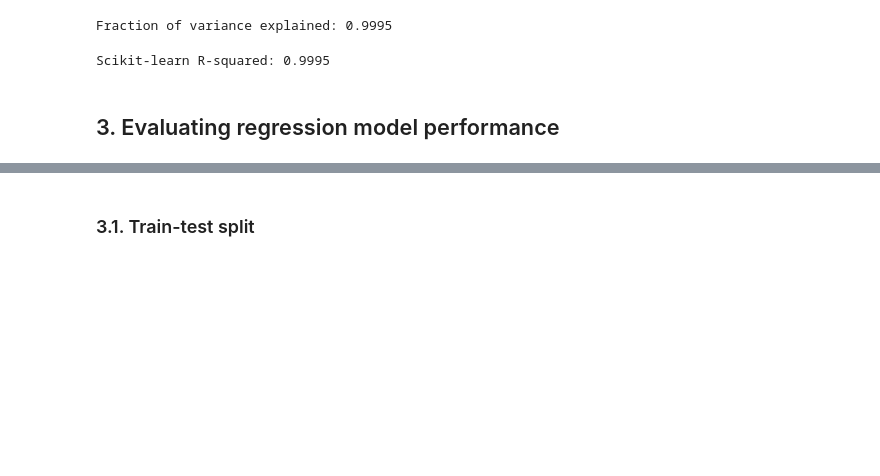
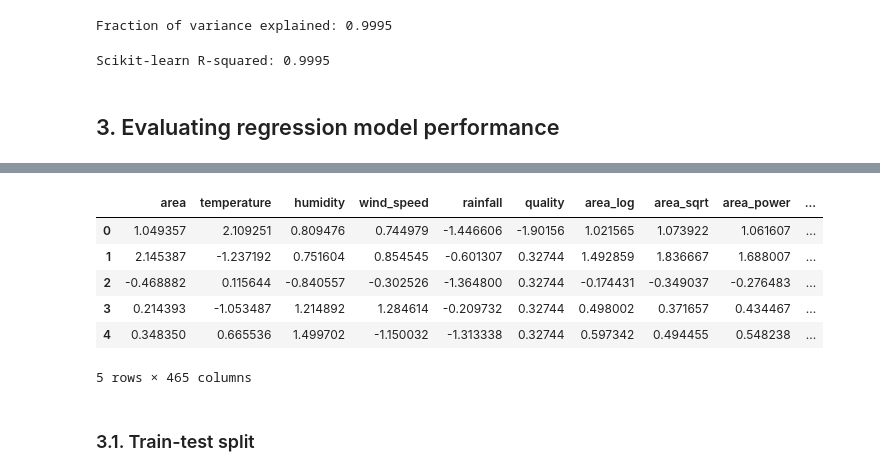
Before and after one commit to gperdrizet/fullstack-2605, a Jupyter notebook: unit-3/lesson-19/lesson-19-demo.ipynb, the cells around one changed output, grey strips where cells are left out. Drawn from its saved outputs; the diff is of its cells as text; code cells hidden in the pictures; blank space fills up the shorter version.

```diff
--- a/unit-3/lesson-19/lesson-19-demo.ipynb
+++ b/unit-3/lesson-19/lesson-19-demo.ipynb
@@ -238,3 +244,13 @@ df.info()
+# %%
+df.head()
+# %% [output]
+|  | area | temperature | humidity | wind_speed | rainfall | quality | area_log | area_sqrt | area_power | ... |
+| 0 | 1.049357 | 2.109251 | 0.809476 | 0.744979 | -1.446606 | -1.90156 | 1.021565 | 1.073922 | 1.061607 | ... |
+| 1 | 2.145387 | -1.237192 | 0.751604 | 0.854545 | -0.601307 | 0.32744 | 1.492859 | 1.836667 | 1.688007 | ... |
+| 2 | -0.468882 | 0.115644 | -0.840557 | -0.302526 | -1.364800 | 0.32744 | -0.174431 | -0.349037 | -0.276483 | ... |
+| 3 | 0.214393 | -1.053487 | 1.214892 | 1.284614 | -0.209732 | 0.32744 | 0.498002 | 0.371657 | 0.434467 | ... |
+| 4 | 0.348350 | 0.665536 | 1.499702 | -1.150032 | -1.313338 | 0.32744 | 0.597342 | 0.494455 | 0.548238 | ... |
+5 rows × 465 columns
 # %% [markdown]
 ### 3.1. Train-test split
 # %%
```
Also changed, not shown: parts of 16 cells of this notebook.
